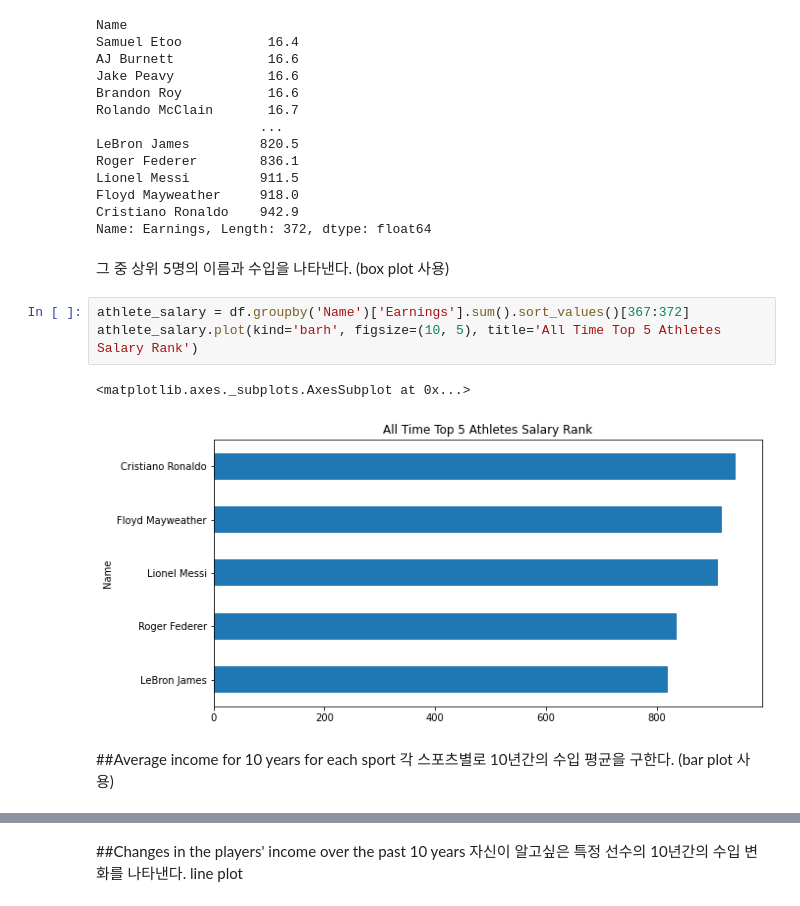
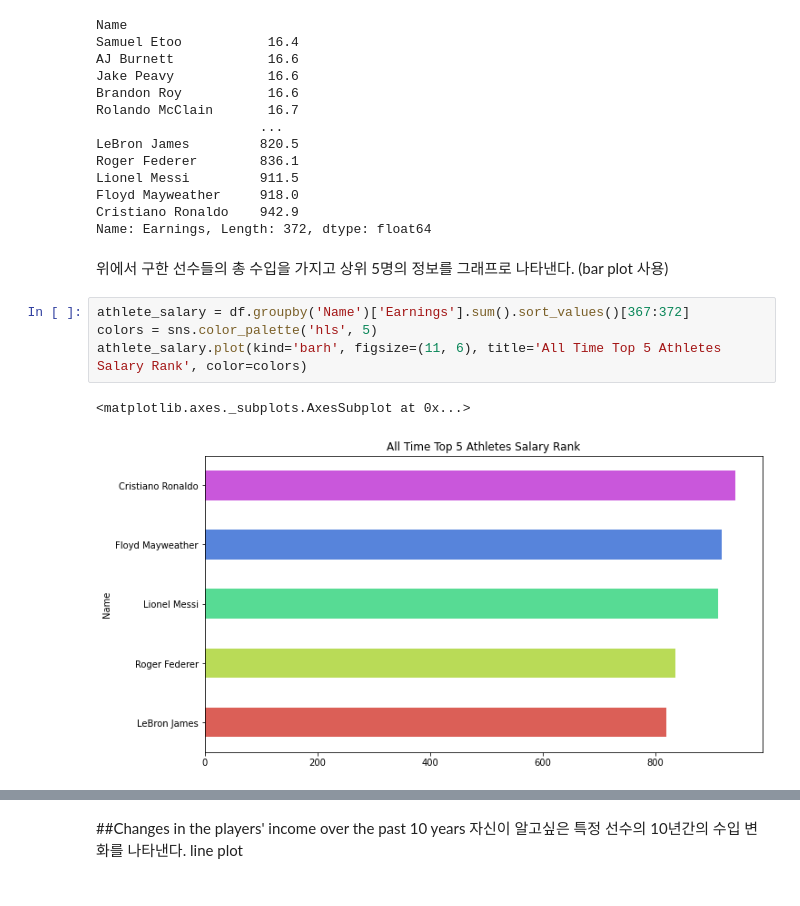
Before and after one commit to gjsin1105/DAP__, a Jupyter notebook: FinalProject.ipynb, the cells around one changed output, grey strips where cells are left out. Saved outputs shown, nothing was run; the diff lists cells and outputs as text.

```diff
--- a/FinalProject.ipynb
+++ b/FinalProject.ipynb
@@ -69,14 +84,12 @@ Lionel Messi         911.5
 Floyd Mayweather     918.0
 Cristiano Ronaldo    942.9
 Name: Earnings, Length: 372, dtype: float64
-# %% [markdown]
-그 중 상위 5명의 이름과 수입을 나타낸다. (box plot 사용)
+# %% [markdown]
+위에서 구한 선수들의 총 수입을 가지고 상위 5명의 정보를 그래프로 나타낸다. (bar plot 사용)
 # %%
 athlete_salary = df.groupby('Name')['Earnings'].sum().sort_values()[367:372]
-athlete_salary.plot(kind='barh', figsize=(10, 5), title='All Time Top 5 Athletes Salary Rank')
+colors = sns.color_palette('hls', 5)
+athlete_salary.plot(kind='barh', figsize=(11, 6), title='All Time Top 5 Athletes Salary Rank', color=colors)
 # %% [output]
 <matplotlib.axes._subplots.AxesSubplot at 0x...>
-[figure, old version]
+[figure, new version]
-# %% [markdown]
-##Average income for 10 years for each sport
-각 스포츠별로 10년간의 수입 평균을 구한다. (bar plot 사용)
```
Also changed, not shown: parts of 6 cells of this notebook.
